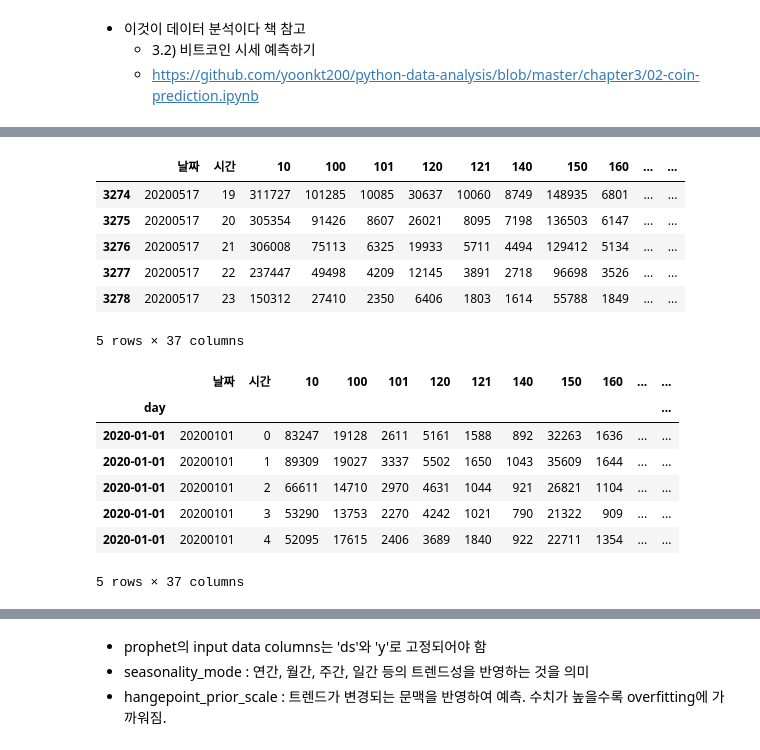
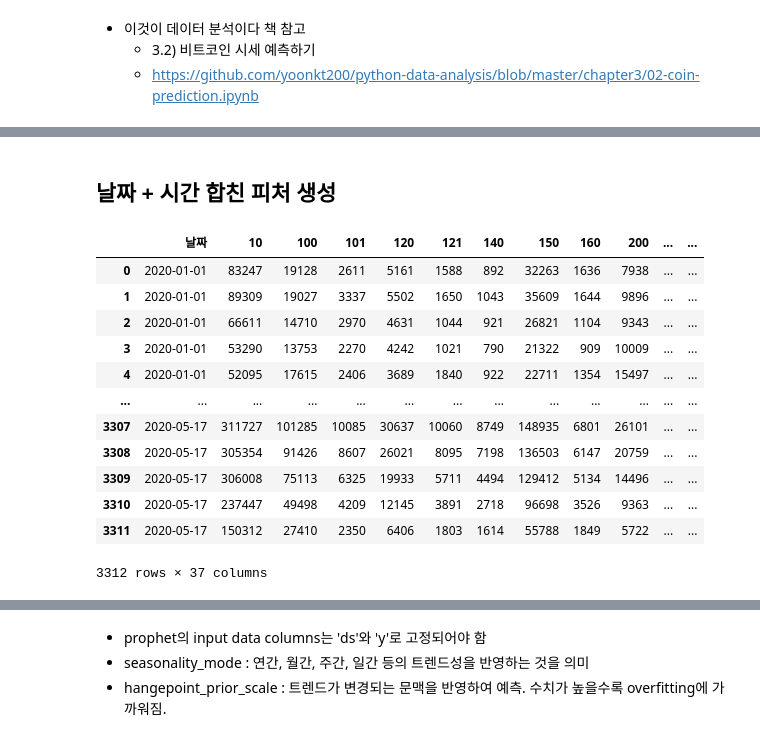
Before and after one commit to k-me-j/TrafficVolume, a Jupyter notebook: coin_pred.ipynb, the cells around one changed output, grey strips where cells are left out. Cells and saved outputs as stored; diff of their text form; code cells hidden in the pictures.

```diff
--- a/coin_pred.ipynb
+++ b/coin_pred.ipynb
@@ -37,28 +19,12 @@ memory usage: 948.0 KB
-# %%
-df.tail()
-# %% [output]
-|  | 날짜 | 시간 | 10 | 100 | 101 | 120 | 121 | 140 | 150 | 160 | ... | ... |
-| 3274 | 20200517 | 19 | 311727 | 101285 | 10085 | 30637 | 10060 | 8749 | 148935 | 6801 | ... | ... |
-| 3275 | 20200517 | 20 | 305354 | 91426 | 8607 | 26021 | 8095 | 7198 | 136503 | 6147 | ... | ... |
-| 3276 | 20200517 | 21 | 306008 | 75113 | 6325 | 19933 | 5711 | 4494 | 129412 | 5134 | ... | ... |
-| 3277 | 20200517 | 22 | 237447 | 49498 | 4209 | 12145 | 3891 | 2718 | 96698 | 3526 | ... | ... |
-| 3278 | 20200517 | 23 | 150312 | 27410 | 2350 | 6406 | 1803 | 1614 | 55788 | 1849 | ... | ... |
-5 rows × 37 columns
+# %% [markdown]
+## 날짜 + 시간 합친 피처 생성
 # %%
-# to_datetime으로 day 피처를 시계열 피처로 변환합니다.
-df['day'] = df['날짜'].astype(str)
-df['day'] = pd.to_datetime(df['day'])
+# 피처를 시계열 피처로 변환
+df['날짜'] = df['날짜'].astype(str)
+df['날짜'] = pd.to_datetime(df['날짜'])
 
-# day 데이터프레임의 index로 설정합니다.
-df.index = df['day']
-df.set_index('day', inplace=True)
-df.head()
+df['시간'] = pd.to_datetime(df['시간'], format='%H').dt.time
+
+# 날짜와 시간 합쳐서 datetime으로 변경
+df['날짜시간'] = pd.to_datetime(df['날짜'].astype(str) + df['시간'].astype(str), format='%Y-%m-%d%H:%M:%S')
+df = df.drop(['시간'], axis=1)
-# %% [output]
-|  | 날짜 | 시간 | 10 | 100 | 101 | 120 | 121 | 140 | 150 | 160 | ... | ... |
-| day |  |  |  |  |  |  |  |  |  |  |  | ... |
-| 2020-01-01 | 20200101 | 0 | 83247 | 19128 | 2611 | 5161 | 1588 | 892 | 32263 | 1636 | ... | ... |
-| 2020-01-01 | 20200101 | 1 | 89309 | 19027 | 3337 | 5502 | 1650 | 1043 | 35609 | 1644 | ... | ... |
-| 2020-01-01 | 20200101 | 2 | 66611 | 14710 | 2970 | 4631 | 1044 | 921 | 26821 | 1104 | ... | ... |
-| 2020-01-01 | 20200101 | 3 | 53290 | 13753 | 2270 | 4242 | 1021 | 790 | 21322 | 909 | ... | ... |
-| 2020-01-01 | 20200101 | 4 | 52095 | 17615 | 2406 | 3689 | 1840 | 922 | 22711 | 1354 | ... | ... |
-5 rows × 37 columns
@@ -67,0 +31,16 @@ df1 = df1.drop(['날짜','시간'], axis=1)
+# %%
+df
+# %% [output]
+|  | 날짜 | 10 | 100 | 101 | 120 | 121 | 140 | 150 | 160 | 200 | ... | ... |
+| 0 | 2020-01-01 | 83247 | 19128 | 2611 | 5161 | 1588 | 892 | 32263 | 1636 | 7938 | ... | ... |
+| 1 | 2020-01-01 | 89309 | 19027 | 3337 | 5502 | 1650 | 1043 | 35609 | 1644 | 9896 | ... | ... |
+| 2 | 2020-01-01 | 66611 | 14710 | 2970 | 4631 | 1044 | 921 | 26821 | 1104 | 9343 | ... | ... |
+| 3 | 2020-01-01 | 53290 | 13753 | 2270 | 4242 | 1021 | 790 | 21322 | 909 | 10009 | ... | ... |
+| 4 | 2020-01-01 | 52095 | 17615 | 2406 | 3689 | 1840 | 922 | 22711 | 1354 | 15497 | ... | ... |
+| ... | ... | ... | ... | ... | ... | ... | ... | ... | ... | ... | ... | ... |
+| 3307 | 2020-05-17 | 311727 | 101285 | 10085 | 30637 | 10060 | 8749 | 148935 | 6801 | 26101 | ... | ... |
+| 3308 | 2020-05-17 | 305354 | 91426 | 8607 | 26021 | 8095 | 7198 | 136503 | 6147 | 20759 | ... | ... |
+| 3309 | 2020-05-17 | 306008 | 75113 | 6325 | 19933 | 5711 | 4494 | 129412 | 5134 | 14496 | ... | ... |
+| 3310 | 2020-05-17 | 237447 | 49498 | 4209 | 12145 | 3891 | 2718 | 96698 | 3526 | 9363 | ... | ... |
+| 3311 | 2020-05-17 | 150312 | 27410 | 2350 | 6406 | 1803 | 1614 | 55788 | 1849 | 5722 | ... | ... |
+3312 rows × 37 columns
```
Also changed, not shown: parts of 28 cells of this notebook.
